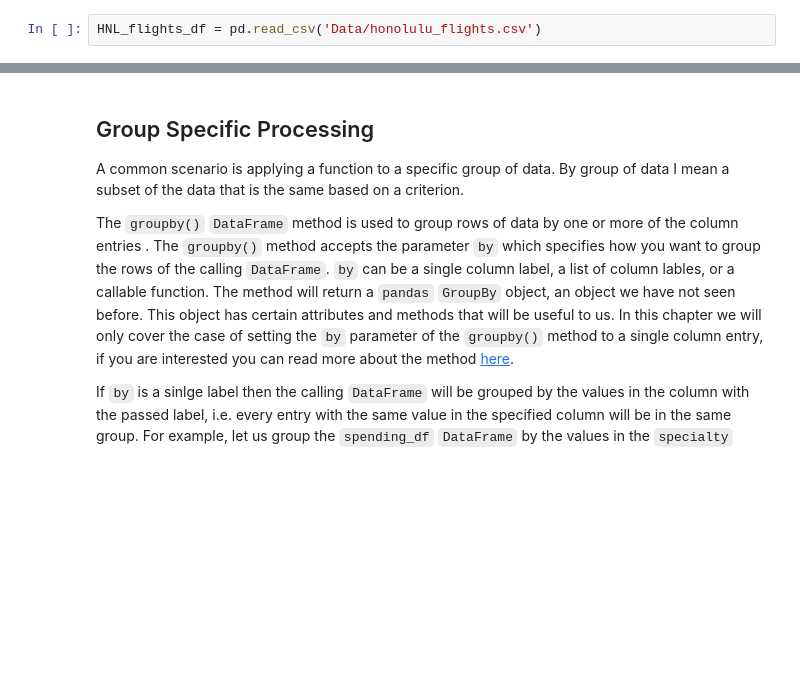
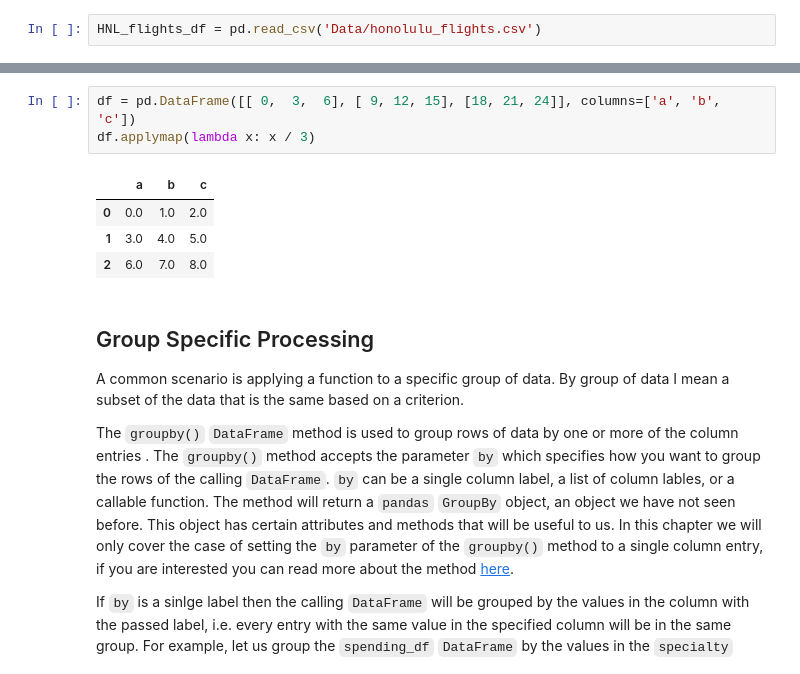
Before and after one commit to hawaiidatascience/pandas_data_wrangling, a Jupyter notebook: 6_Function_Application_and_Mapping.ipynb, the cells around one changed output, grey strips where cells are left out. Cells and saved outputs as stored; diff of their text form; blank space fills up the shorter version.

````diff
--- a/6_Function_Application_and_Mapping.ipynb
+++ b/6_Function_Application_and_Mapping.ipynb
@@ -96,6 +156,14 @@ Let us see a simple example. We will construct a `DataFrame` `df` that is $3 \ti
 ```
 
 This type of processing is relatively rare since it should be the case that it makes sense to apply the same function to every entry regardless of its location. For example, in the `spending_df` `DataFrame` there are few functions that would be reasonable to apply globally. But when you need this functionality, the `applymap()` function is quite useful.
+# %%
+df = pd.DataFrame([[ 0,  3,  6], [ 9, 12, 15], [18, 21, 24]], columns=['a', 'b', 'c'])
+df.applymap(lambda x: x / 3)
+# %% [output]
+|  | a | b | c |
+| 0 | 0.0 | 1.0 | 2.0 |
+| 1 | 3.0 | 4.0 | 5.0 |
+| 2 | 6.0 | 7.0 | 8.0 |
 # %% [markdown]
 ## Group Specific Processing
 
````
Also changed, not shown: parts of 8 cells of this notebook, 1 other file.
